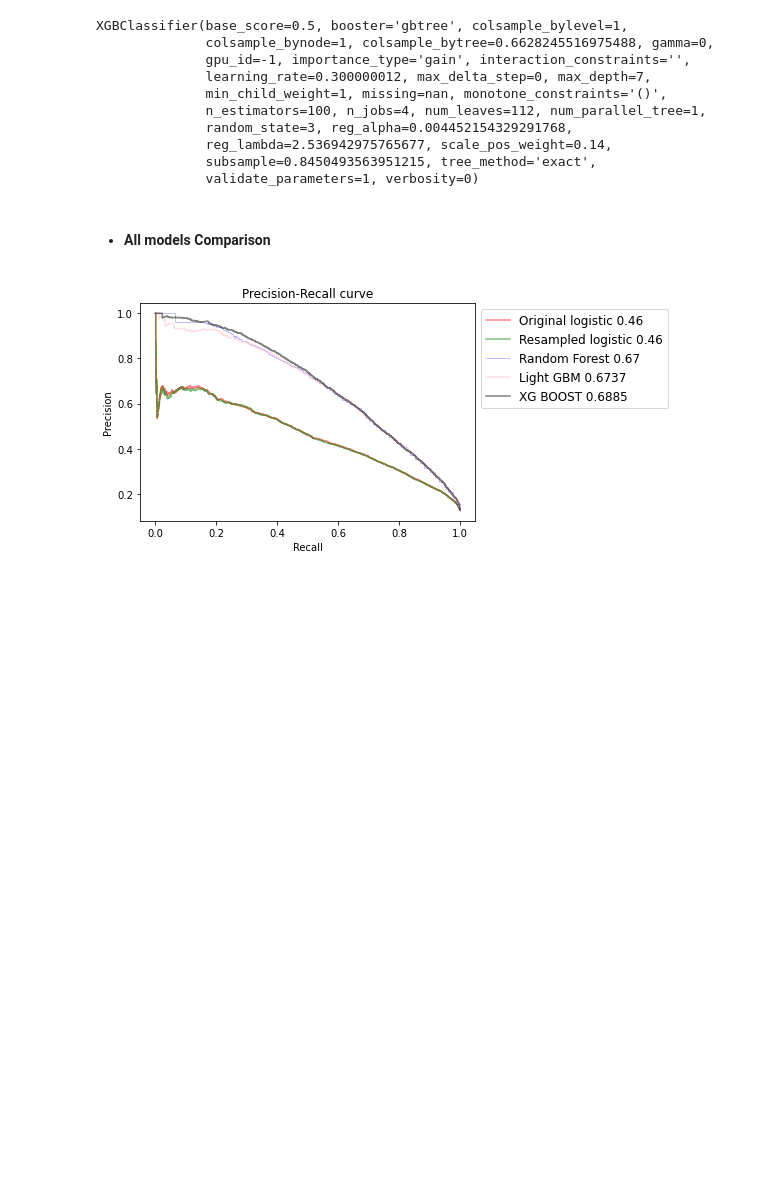
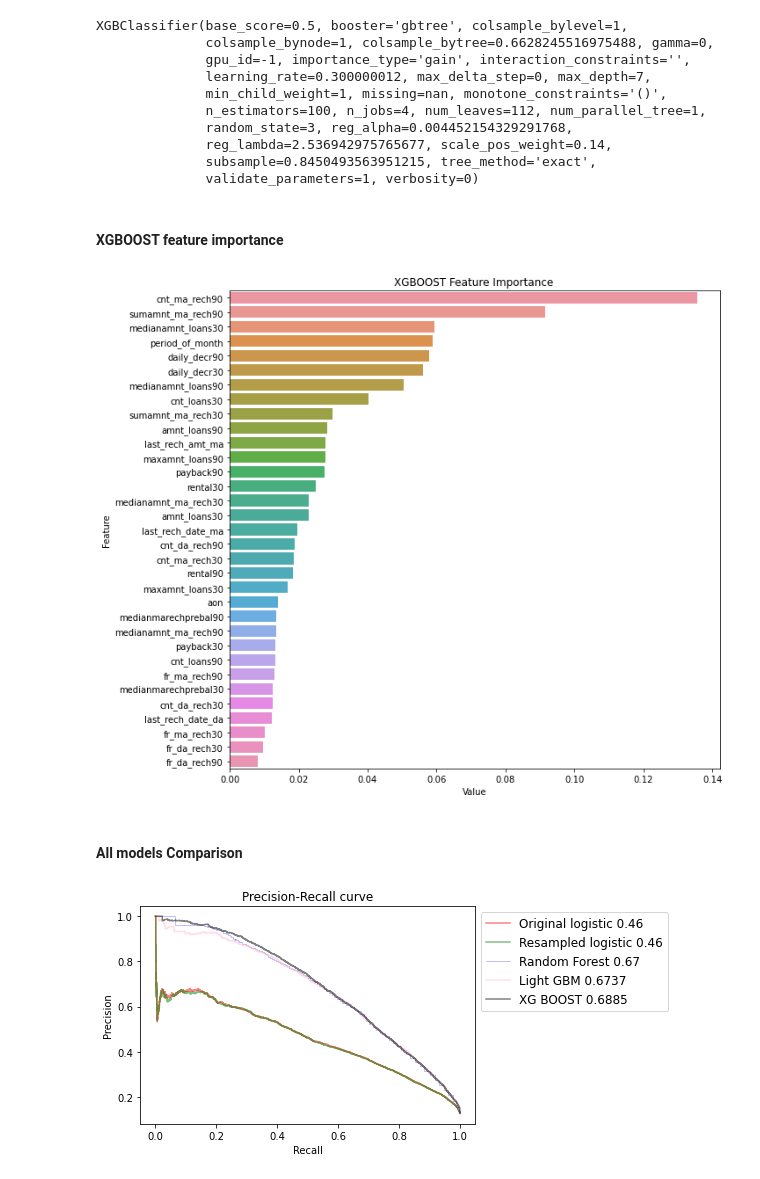
Before and after one commit to akshaydharmik/Telecom-customers-loan-delinquency-prediction, a Jupyter notebook: Telecom customers loan delinquency prediction.ipynb, the cells around one changed output. Cells and saved outputs as stored; diff of their text form; code cells hidden in the pictures; blank space fills up the shorter version.

```diff
--- a/Telecom customers loan delinquency prediction.ipynb
+++ b/Telecom customers loan delinquency prediction.ipynb
@@ -976,8 +976,19 @@ XGBClassifier(base_score=0.5, booster='gbtree', colsample_bylevel=1,
               reg_lambda=2.536942975765677, scale_pos_weight=0.14,
               subsample=0.8450493563951215, tree_method='exact',
               validate_parameters=1, verbosity=0)
+# %% [markdown]
+#### XGBOOST feature importance
+# %%
+feat_imp_xgb=pd.DataFrame({'Feature':X_train.columns, 'Value':xgb1.feature_importances_}).sort_values(by='Value', ascending=False)
+# %%
+plt.figure(figsize=(10,10))
+sns.barplot(feat_imp_xgb["Value"],feat_imp_xgb["Feature"])
+plt.title("XGBOOST Feature Importance ")
+plt.show()
+# %% [output]
+[figure, added]
 # %% [markdown]
-* #### All models Comparison
+#### All models Comparison
 # %%
 pred_prob = xgb1.predict_proba(X_validate)
 xgb1_score = pred_prob[:,1]
```
